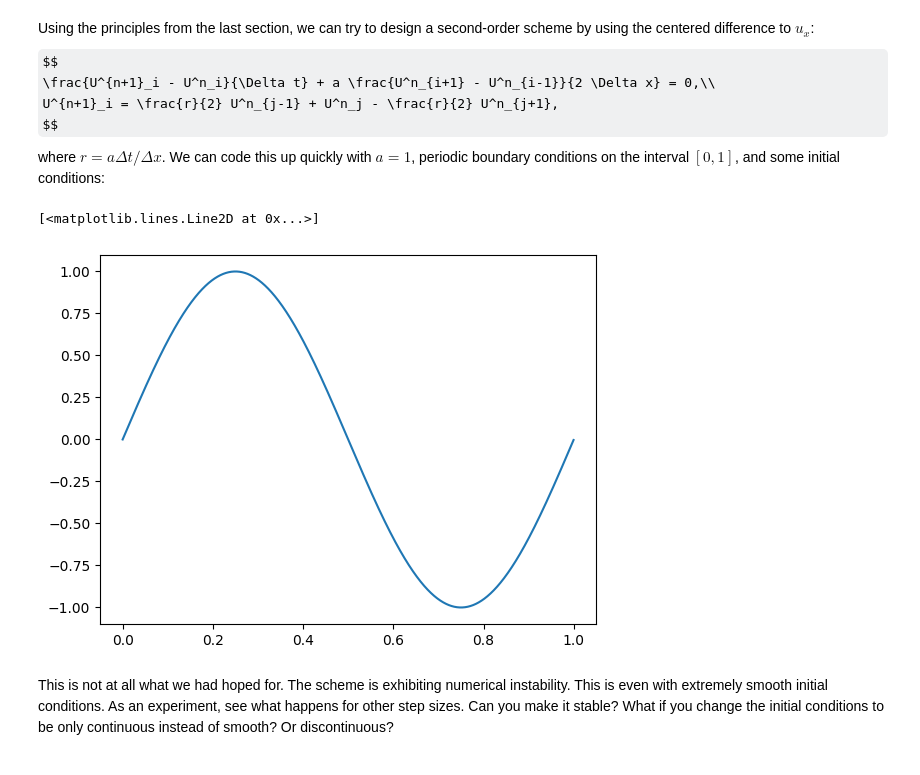
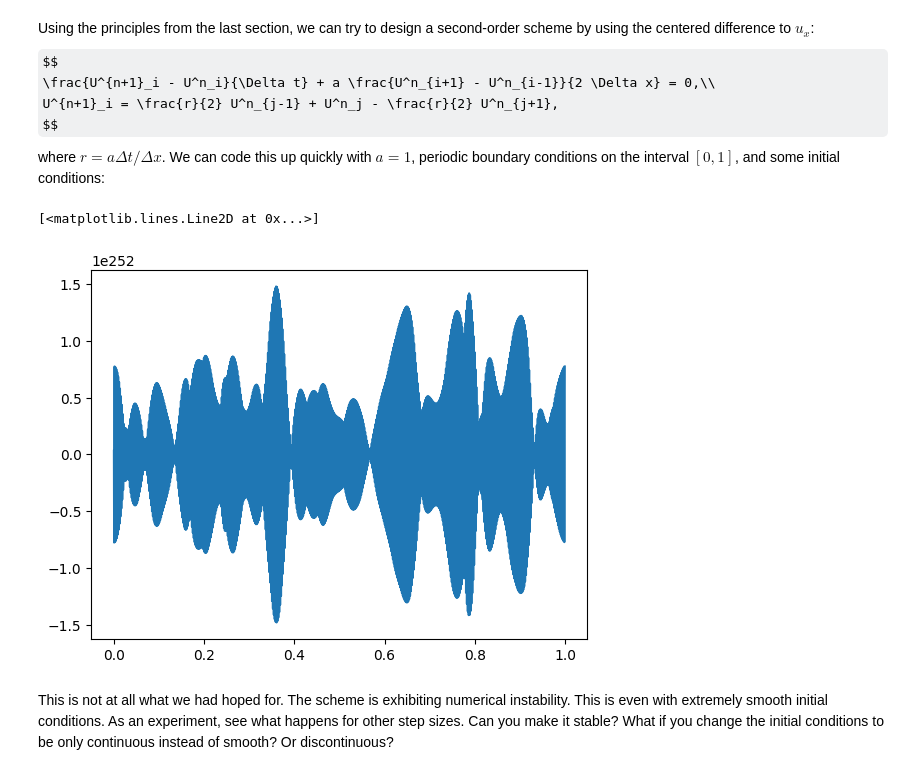
Before and after one commit to Joshuame13/Numerical-PDEs, a Jupyter notebook: Part 3: Hyperbolic equations.ipynb, the cells around one changed output. Saved outputs shown, nothing was run; the diff lists cells and outputs as text; code cells hidden in the pictures; some formulas as TeX source.

```diff
--- a/Part 3: Hyperbolic equations.ipynb
+++ b/Part 3: Hyperbolic equations.ipynb
@@ -15,23 +15,23 @@ where $r = a \Delta t/\Delta x$. We can code this up quickly with $a = 1$, perio
 # %%
 import numpy as np
 import matplotlib.pyplot as plt
 
 T = 1 # final time
 J = 2000 # J spatial points (not J+1 because we have periodic BCs)
-N = 250000 # N+1 time grid points
+N = 2500 # N+1 time grid points
 dx = 1/J
 dt = 1/N
 r = dt/dx
 xvals = np.linspace(0, 1, num=J, endpoint=False)
 U = np.sin(xvals*2*np.pi) # initial conditions
 
 for i in range(N):
     U = r/2*np.roll(U, 1) + U - r/2*np.roll(U, -1)
 
 plt.plot(xvals, U)
 # %% [output]
 [<matplotlib.lines.Line2D at 0x...>]
-[figure, old version]
+[figure, new version]
 # %% [markdown]
 This is not at all what we had hoped for. The scheme is exhibiting numerical instability. This is even with extremely smooth initial conditions. As an experiment, see what happens for other step sizes. Can you make it stable? What if you change the initial conditions to be only continuous instead of smooth? Or discontinuous?
 # %% [markdown]
```
Also changed, not shown: parts of 2 cells of this notebook.
